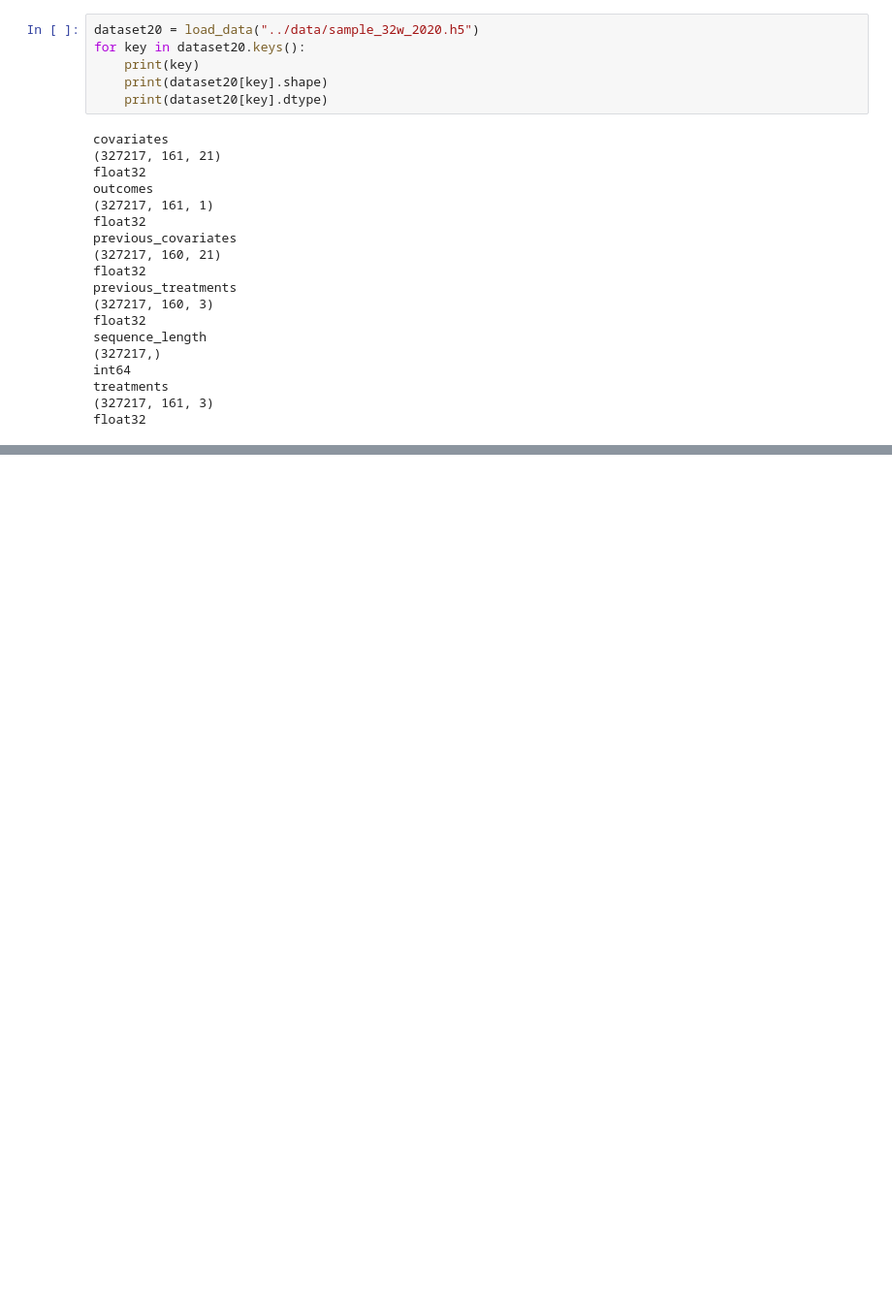
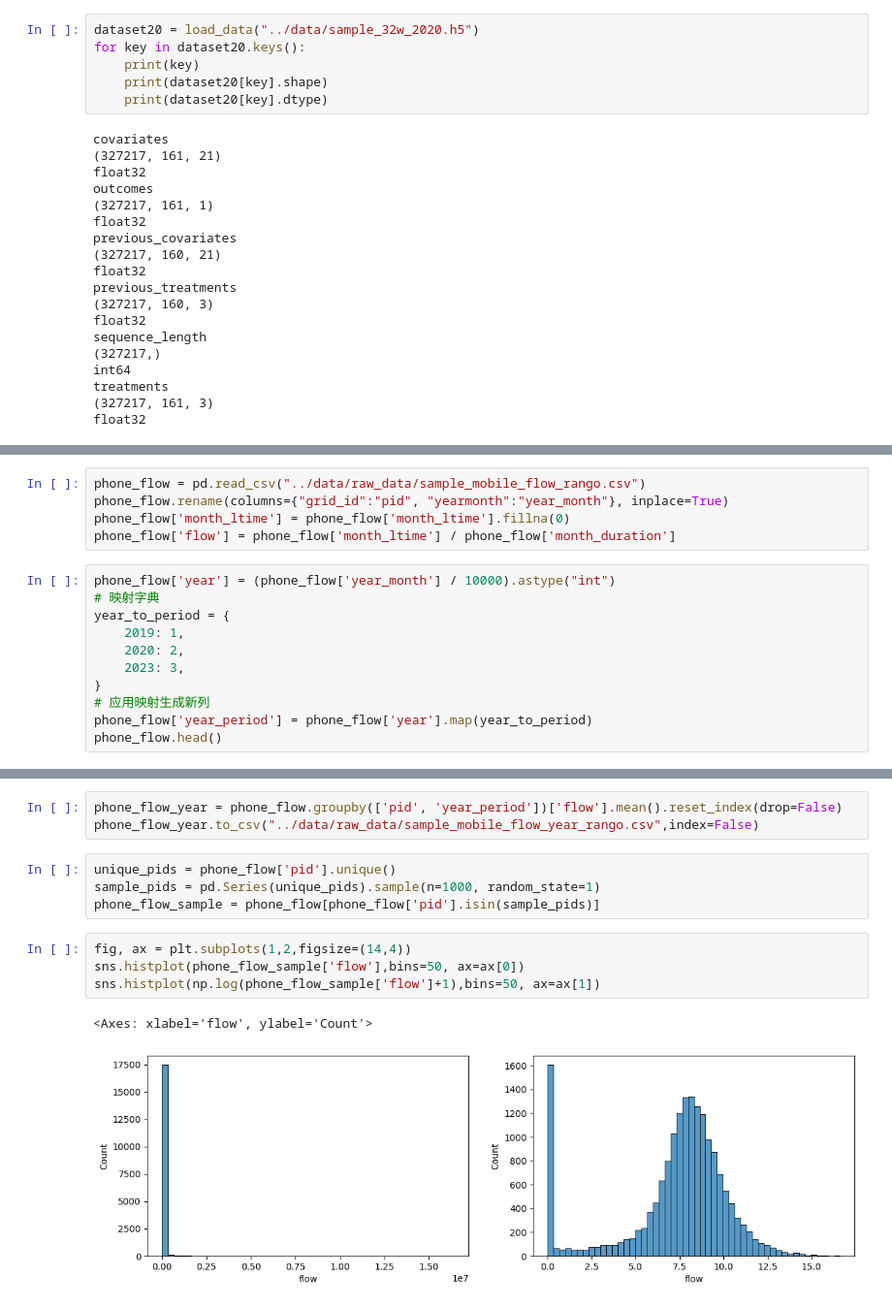
Before and after one commit to HuangNX/Conformity_Casual_Inferance, a Jupyter notebook: data_process_new.ipynb, the cells around one changed output, grey strips where cells are left out. Shown: that part at 97% size. Cells and saved outputs as stored; diff of their text form; blank space fills up the shorter version.

```diff
--- a/data_process_new.ipynb
+++ b/data_process_new.ipynb
@@ -412,0 +417,16 @@ float32
+# %%
+phone_flow = pd.read_csv("../data/raw_data/sample_mobile_flow_rango.csv")
+phone_flow.rename(columns={"grid_id":"pid", "yearmonth":"year_month"}, inplace=True)
+phone_flow['month_ltime'] = phone_flow['month_ltime'].fillna(0)
+phone_flow['flow'] = phone_flow['month_ltime'] / phone_flow['month_duration']
+# %%
+phone_flow['year'] = (phone_flow['year_month'] / 10000).astype("int")
+# 映射字典
+year_to_period = {
+    2019: 1,
+    2020: 2,
+    2023: 3,
+}
+# 应用映射生成新列
+phone_flow['year_period'] = phone_flow['year'].map(year_to_period)
+phone_flow.head()
@@ -412,0 +440,14 @@ float32
+# %%
+phone_flow_year = phone_flow.groupby(['pid', 'year_period'])['flow'].mean().reset_index(drop=False)
+phone_flow_year.to_csv("../data/raw_data/sample_mobile_flow_year_rango.csv",index=False)
+# %%
+unique_pids = phone_flow['pid'].unique()
+sample_pids = pd.Series(unique_pids).sample(n=1000, random_state=1)
+phone_flow_sample = phone_flow[phone_flow['pid'].isin(sample_pids)]
+# %%
+fig, ax = plt.subplots(1,2,figsize=(14,4))
+sns.histplot(phone_flow_sample['flow'],bins=50, ax=ax[0])
+sns.histplot(np.log(phone_flow_sample['flow']+1),bins=50, ax=ax[1])
+# %% [output]
+<Axes: xlabel='flow', ylabel='Count'>
+[figure, added]
```
Also changed, not shown: parts of 8 cells of this notebook, 7 other files.
